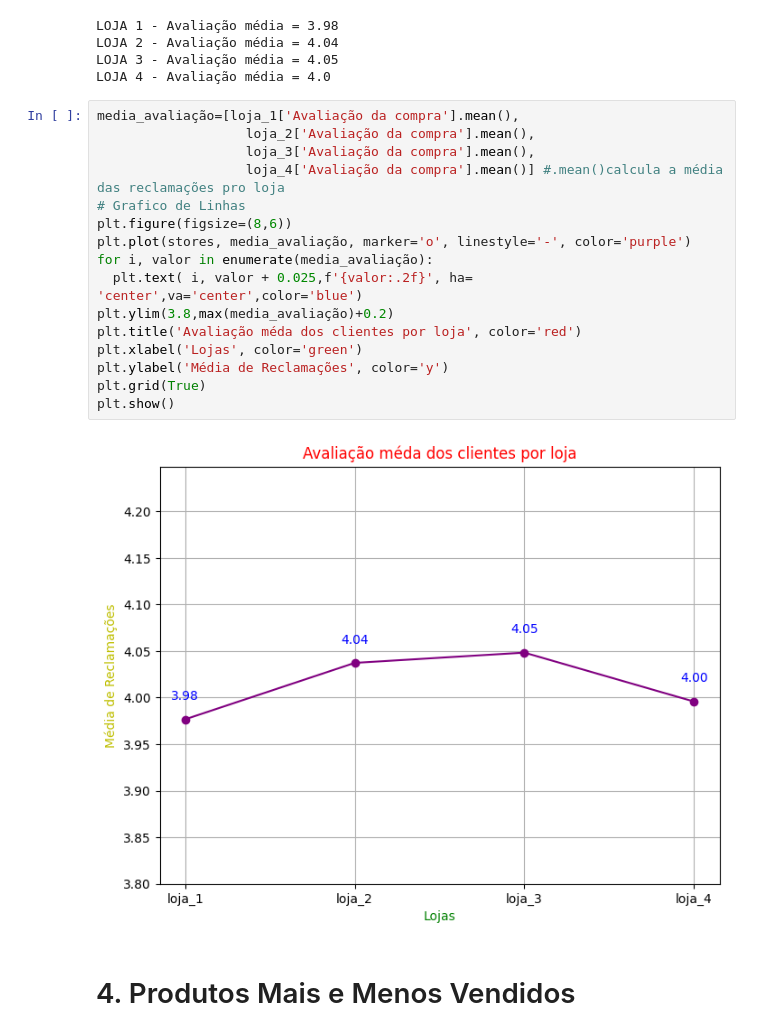
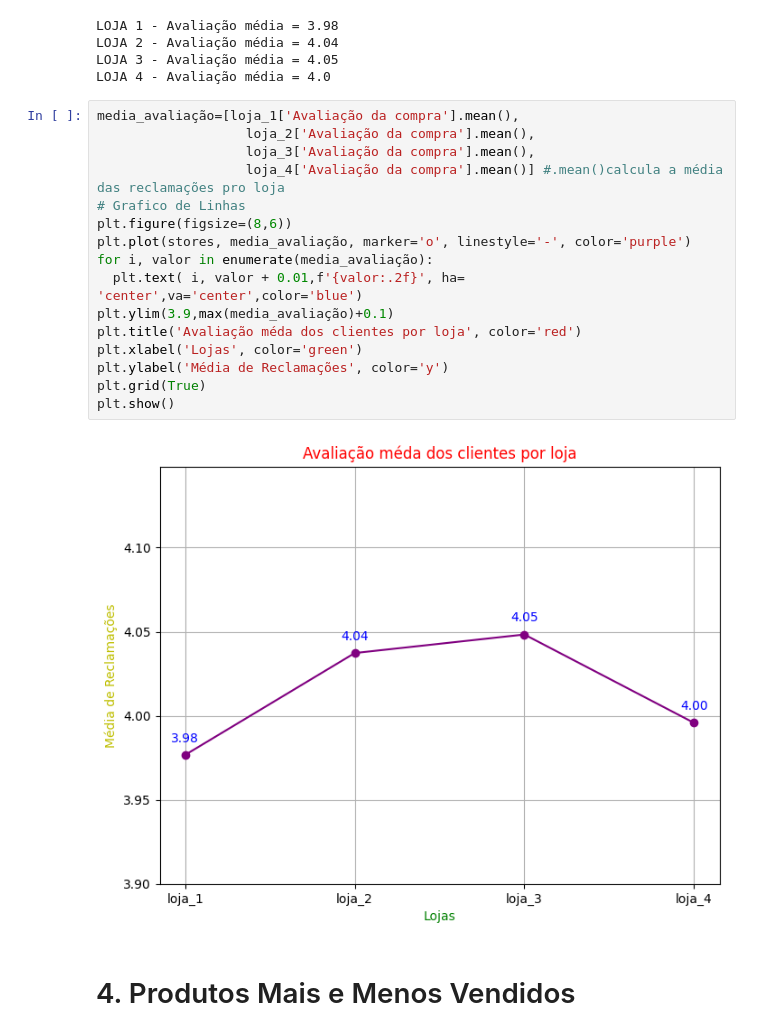
Before and after one commit to MauroTadeu6/Challengers-Store-Python-, a Jupyter notebook: AluraStoreBr.ipynb, the cells around one changed output. Saved outputs shown, nothing was run; the diff lists cells and outputs as text.

```diff
--- a/AluraStoreBr.ipynb
+++ b/AluraStoreBr.ipynb
@@ -157,20 +157,20 @@ LOJA 4 - Avaliação média = 4.0
 # %%
 media_avaliação=[loja_1['Avaliação da compra'].mean(),
                    loja_2['Avaliação da compra'].mean(),
                    loja_3['Avaliação da compra'].mean(),
                    loja_4['Avaliação da compra'].mean()] #.mean()calcula a média das reclamações pro loja
 # Grafico de Linhas
 plt.figure(figsize=(8,6))
 plt.plot(stores, media_avaliação, marker='o', linestyle='-', color='purple')
 for i, valor in enumerate(media_avaliação):
-  plt.text( i, valor + 0.025,f'{valor:.2f}', ha= 'center',va='center',color='blue')
-plt.ylim(3.8,max(media_avaliação)+0.2)
+  plt.text( i, valor + 0.01,f'{valor:.2f}', ha= 'center',va='center',color='blue')
+plt.ylim(3.9,max(media_avaliação)+0.1)
 plt.title('Avaliação méda dos clientes por loja', color='red')
 plt.xlabel('Lojas', color='green')
 plt.ylabel('Média de Reclamações', color='y')
 plt.grid(True)
 plt.show()
 # %% [output]
-[figure, old version]
+[figure, new version]
 # %% [markdown]
 # 4. Produtos Mais e Menos Vendidos
```
Also changed, not shown: parts of 6 cells of this notebook.
